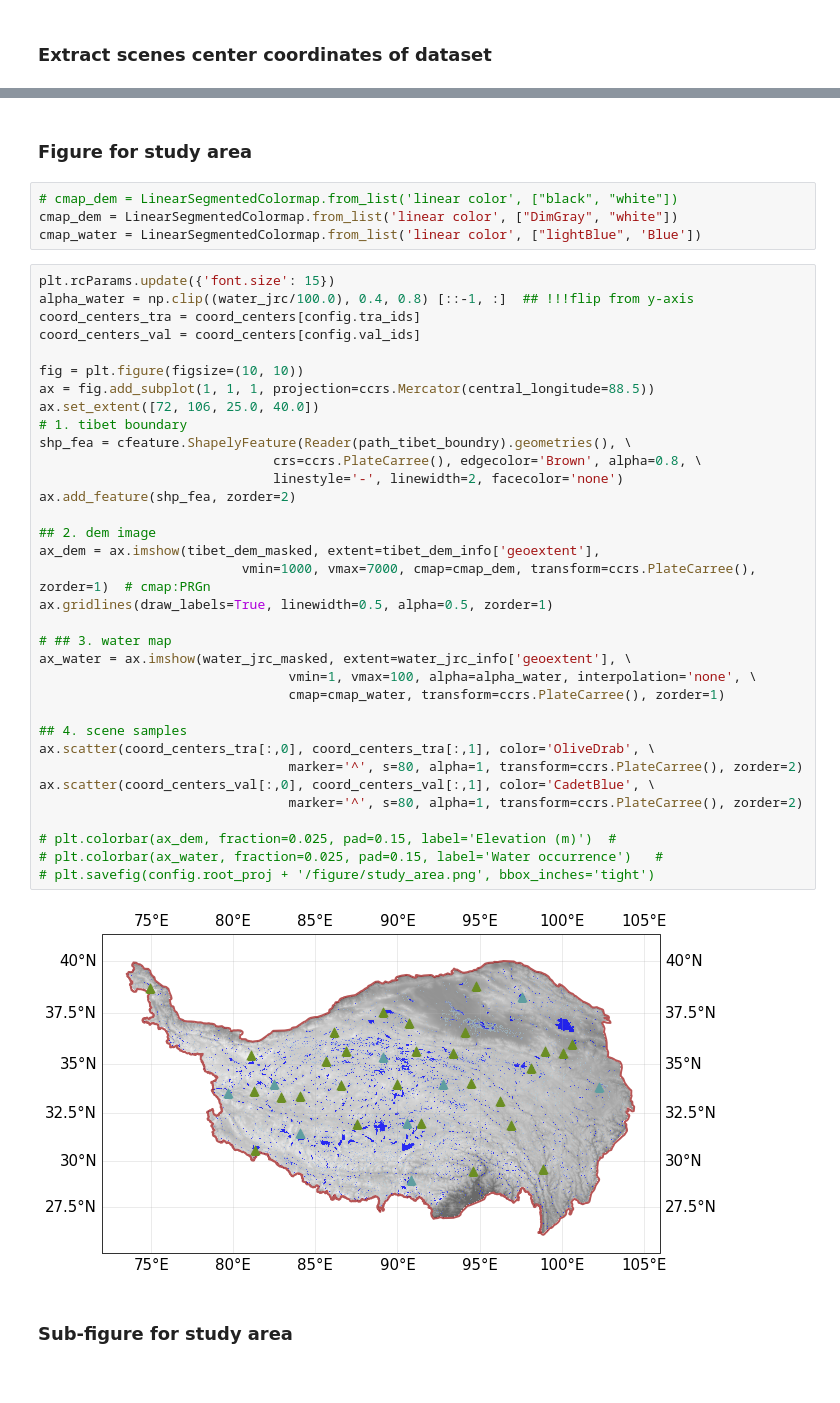
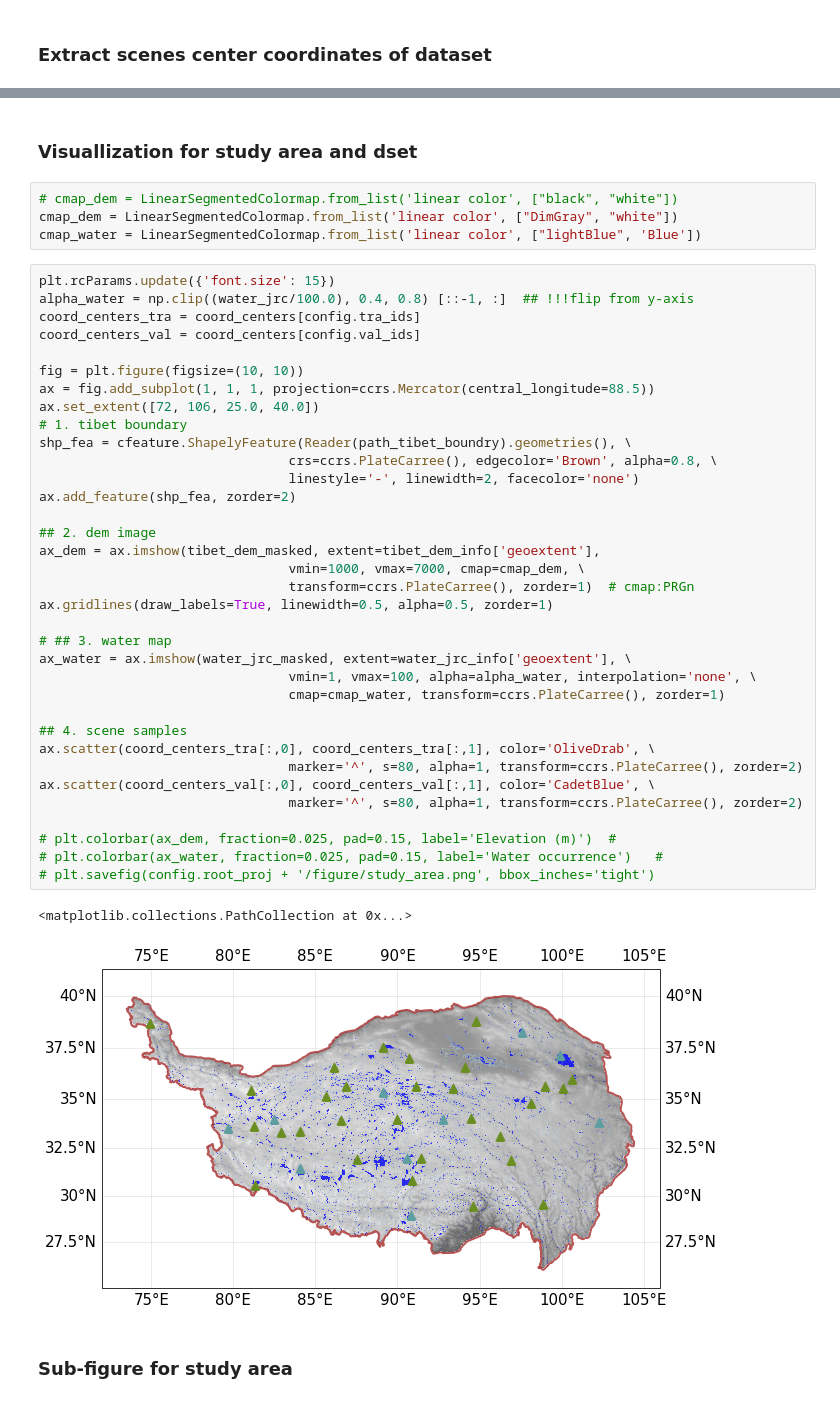
Before and after one commit to xinluo2018/Tibet-Water-2020, a Jupyter notebook: visual/study_area_visual.ipynb, the cells around one changed output, grey strips where cells are left out. Saved outputs shown, nothing was run; the diff lists cells and outputs as text.

```diff
--- a/visual/study_area_visual.ipynb
+++ b/visual/study_area_visual.ipynb
@@ -92,5 +106,5 @@ coord_centers.shape
 # %% [markdown]
-### Figure for study area
+### Visuallization for study area and dset
 # %%
 # cmap_dem = LinearSegmentedColormap.from_list('linear color', ["black", "white"])
 cmap_dem = LinearSegmentedColormap.from_list('linear color', ["DimGray", "white"])
@@ -100,37 +114,39 @@ plt.rcParams.update({'font.size': 15})
 alpha_water = np.clip((water_jrc/100.0), 0.4, 0.8) [::-1, :]  ## !!!flip from y-axis
 coord_centers_tra = coord_centers[config.tra_ids]
 coord_centers_val = coord_centers[config.val_ids]
 
 fig = plt.figure(figsize=(10, 10))
 ax = fig.add_subplot(1, 1, 1, projection=ccrs.Mercator(central_longitude=88.5))
 ax.set_extent([72, 106, 25.0, 40.0])
 # 1. tibet boundary
 shp_fea = cfeature.ShapelyFeature(Reader(path_tibet_boundry).geometries(), \
-                              crs=ccrs.PlateCarree(), edgecolor='Brown', alpha=0.8, \
-                              linestyle='-', linewidth=2, facecolor='none')
+                                crs=ccrs.PlateCarree(), edgecolor='Brown', alpha=0.8, \
+                                linestyle='-', linewidth=2, facecolor='none')
 ax.add_feature(shp_fea, zorder=2)
 
 ## 2. dem image
 ax_dem = ax.imshow(tibet_dem_masked, extent=tibet_dem_info['geoextent'],
-                          vmin=1000, vmax=7000, cmap=cmap_dem, transform=ccrs.PlateCarree(), zorder=1)  # cmap:PRGn
+                                vmin=1000, vmax=7000, cmap=cmap_dem, \
+                                transform=ccrs.PlateCarree(), zorder=1)  # cmap:PRGn
 ax.gridlines(draw_labels=True, linewidth=0.5, alpha=0.5, zorder=1)
 
 # ## 3. water map
 ax_water = ax.imshow(water_jrc_masked, extent=water_jrc_info['geoextent'], \
                                 vmin=1, vmax=100, alpha=alpha_water, interpolation='none', \
                                 cmap=cmap_water, transform=ccrs.PlateCarree(), zorder=1)
 
 ## 4. scene samples
 ax.scatter(coord_centers_tra[:,0], coord_centers_tra[:,1], color='OliveDrab', \
                                 marker='^', s=80, alpha=1, transform=ccrs.PlateCarree(), zorder=2)
 ax.scatter(coord_centers_val[:,0], coord_centers_val[:,1], color='CadetBlue', \
                                 marker='^', s=80, alpha=1, transform=ccrs.PlateCarree(), zorder=2)
 
 # plt.colorbar(ax_dem, fraction=0.025, pad=0.15, label='Elevation (m)')  #
 # plt.colorbar(ax_water, fraction=0.025, pad=0.15, label='Water occurrence')   #
 # plt.savefig(config.root_proj + '/figure/study_area.png', bbox_inches='tight')
 # %% [output]
+<matplotlib.collections.PathCollection at 0x...>
-[figure, old version]
+[figure, new version]
 # %% [markdown]
 ### Sub-figure for study area
 # %%
```
Also changed, not shown: parts of 5 cells of this notebook, 25 other files.
